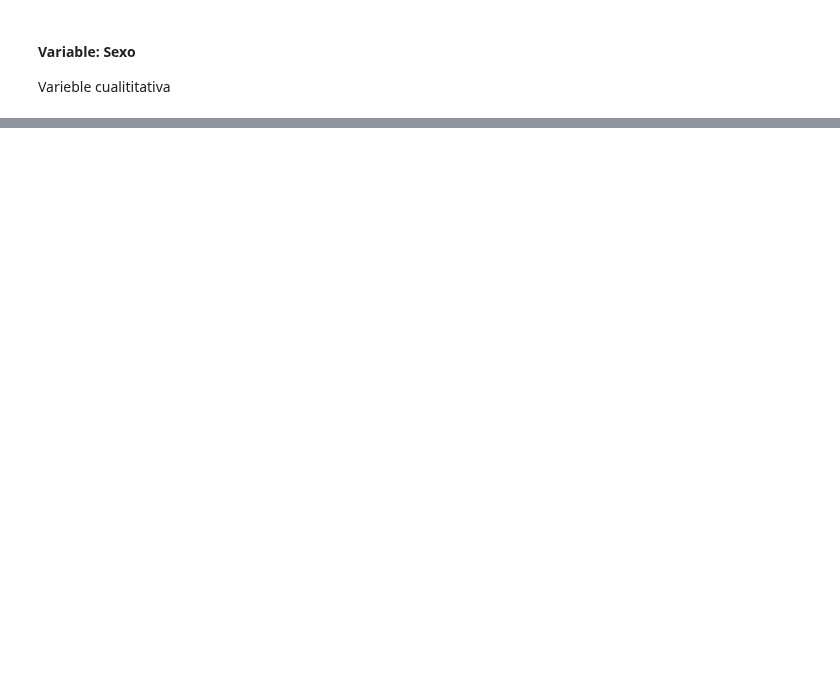
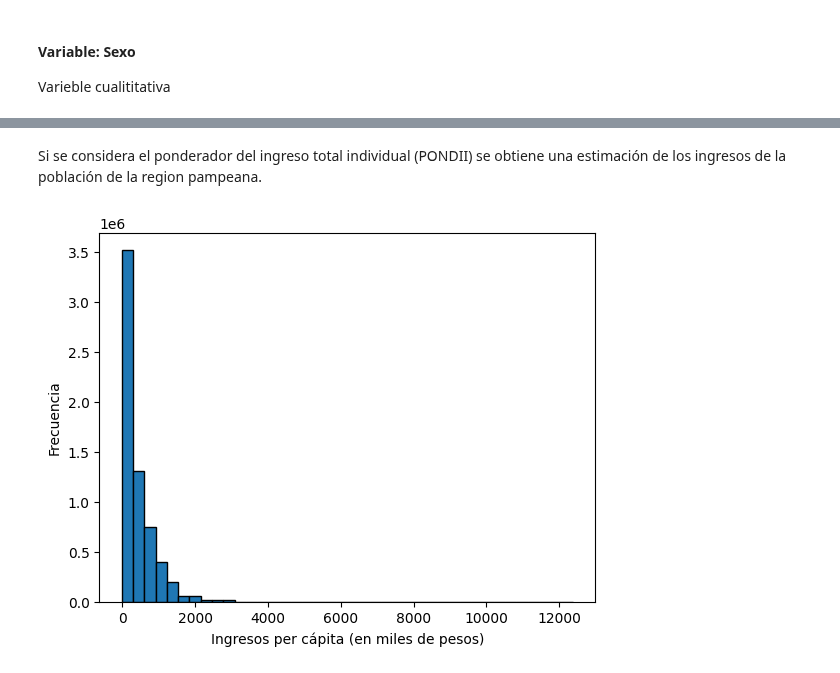
Before and after one commit to LMatiPerez/AnalisisDeDatosI_G5, a Jupyter notebook: analisis_grupo_5_final.ipynb, the cells around one changed output, grey strips where cells are left out. Cells and saved outputs as stored; diff of their text form; code cells hidden in the pictures; blank space fills up the shorter version.

```diff
--- a/analisis_grupo_5_final.ipynb
+++ b/analisis_grupo_5_final.ipynb
@@ -518,0 +623,11 @@ plt.show()
+# %% [markdown]
+Si se considera el ponderador del ingreso total individual (PONDII) se obtiene una estimación de los ingresos de la población de la region pampeana.
+# %%
+con_ponderador = hogares_personas[["ingreso", "PONDII"]]
+con_ponderador.loc[con_ponderador["ingreso"]>0, "ingreso"] = con_ponderador["ingreso"]/1000
+plt.hist(con_ponderador["ingreso"], bins=40, edgecolor='black', weights=con_ponderador["PONDII"])
+plt.xlabel("Ingresos per cápita (en miles de pesos)")
+plt.ylabel("Frecuencia")
+plt.show()
+# %% [output]
+[figure, added]
```
Also changed, not shown: parts of 32 cells of this notebook, 1 other file.
